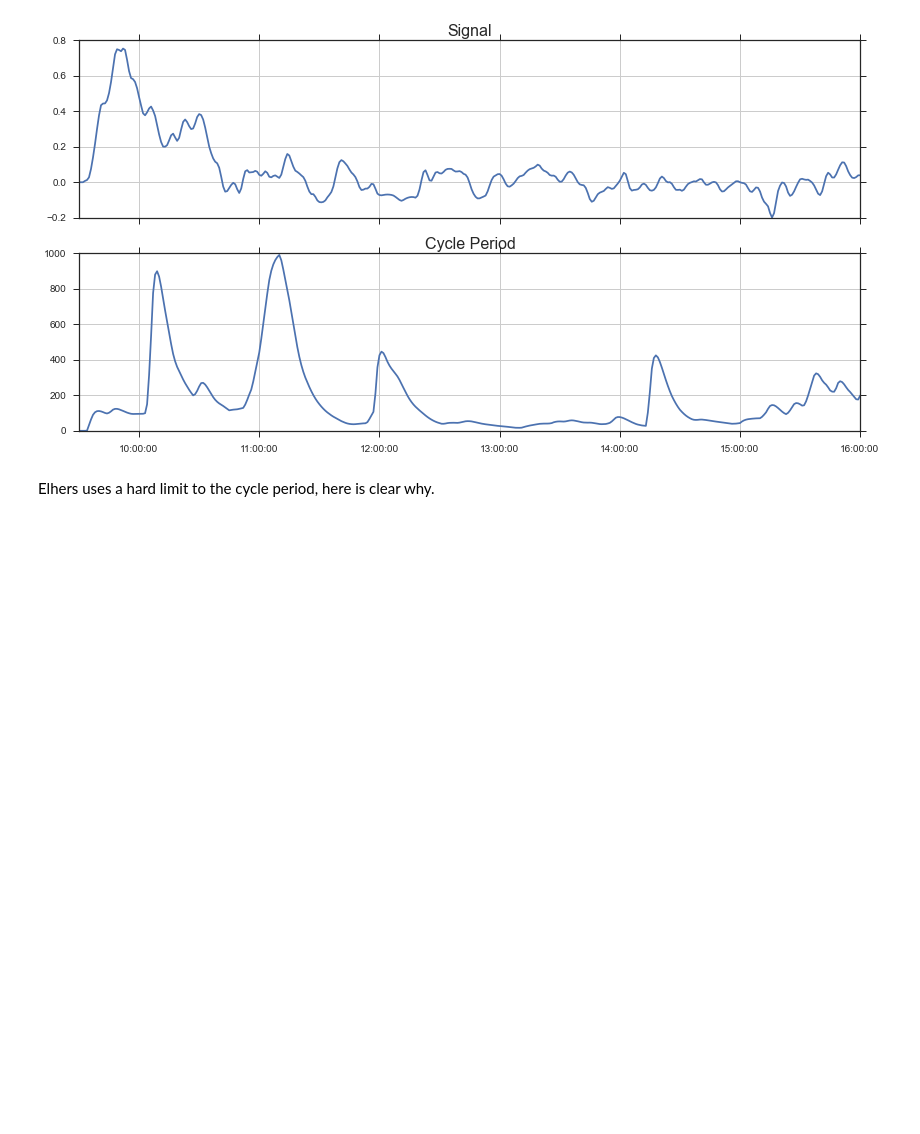
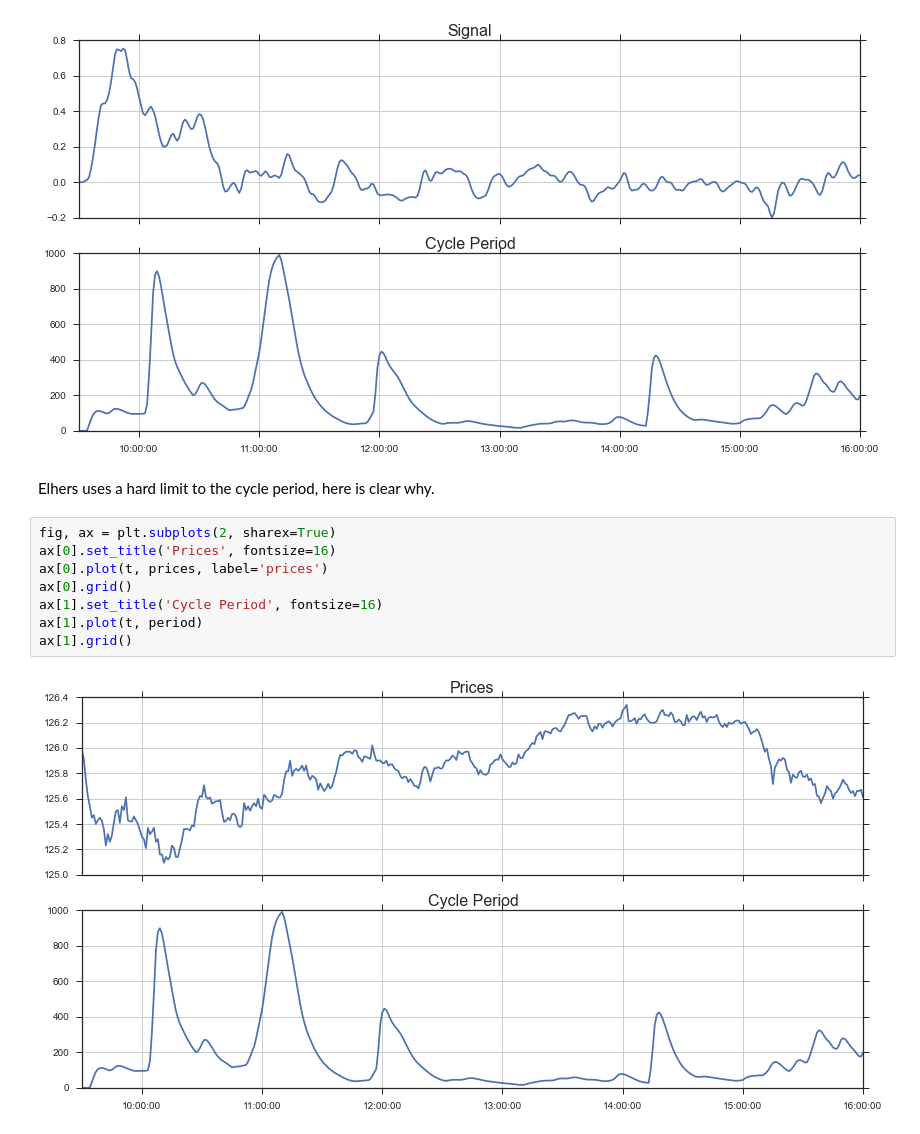
Before and after one commit to Jay-Jay-D/cybernetics_lectures, a Jupyter notebook: Cybernetics_Ch_9.ipynb, the cells around one changed output. Cells and saved outputs as stored; diff of their text form; blank space fills up the shorter version.

```diff
--- a/Cybernetics_Ch_9.ipynb
+++ b/Cybernetics_Ch_9.ipynb
@@ -187,3 +187,13 @@ period = cycle_period(t, cycle)
 [figure]
 # %% [markdown]
 Elhers uses a hard limit to the cycle period, here is clear why.
+# %%
+fig, ax = plt.subplots(2, sharex=True)
+ax[0].set_title('Prices', fontsize=16)
+ax[0].plot(t, prices, label='prices')
+ax[0].grid()
+ax[1].set_title('Cycle Period', fontsize=16)
+ax[1].plot(t, period)
+ax[1].grid()
+# %% [output]
+[figure, added]
```
Also changed, not shown: 3 other files.
